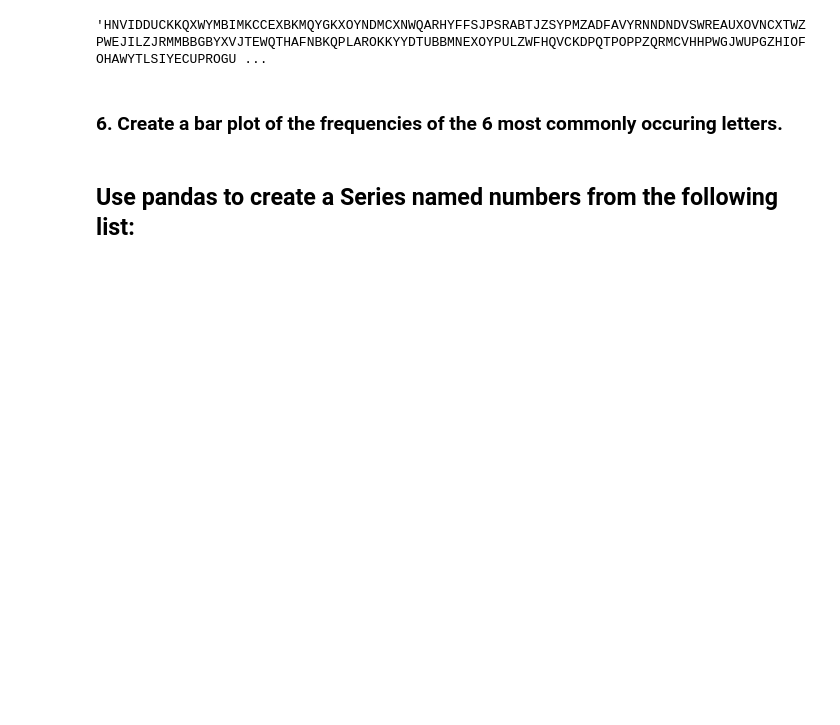
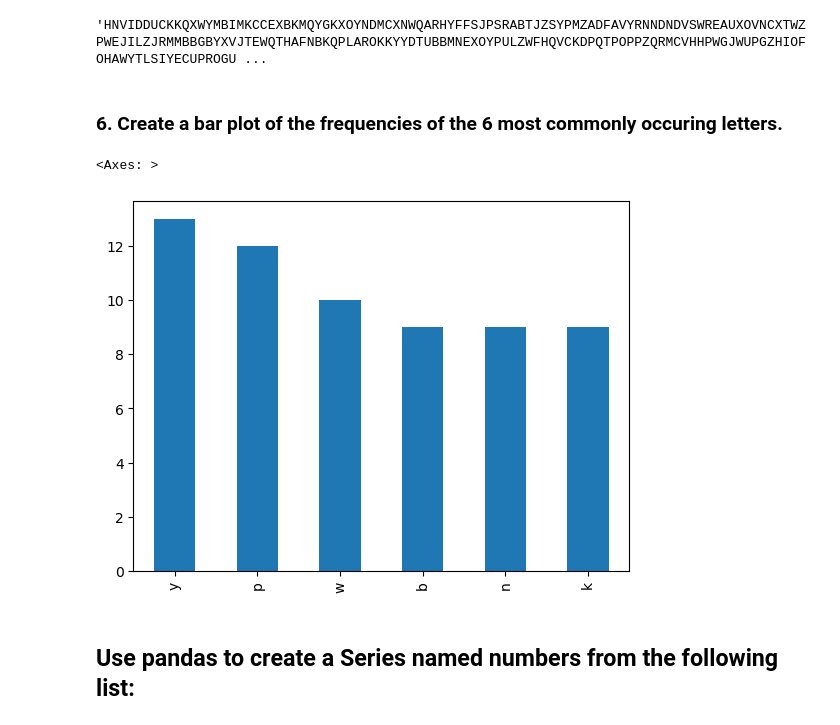
Before and after one commit to Jay-Almendarez/numpy-pandas-visualization-exercises, a Jupyter notebook: pandas_series.ipynb, the cells around one changed output. Drawn from its saved outputs; the diff is of its cells as text; code cells hidden in the pictures; blank space fills up the shorter version.

```diff
--- a/pandas_series.ipynb
+++ b/pandas_series.ipynb
@@ -324,6 +340,13 @@ letters.upper()
 'HNVIDDUCKKQXWYMBIMKCCEXBKMQYGKXOYNDMCXNWQARHYFFSJPSRABTJZSYPMZADFAVYRNNDNDVSWREAUXOVNCXTWZPWEJILZJRMMBBGBYXVJTEWQTHAFNBKQPLAROKKYYDTUBBMNEXOYPULZWFHQVCKDPQTPOPPZQRMCVHHPWGJWUPGZHIOFOHAWYTLSIYECUPROGU ...
 # %% [markdown]
 ### 6. Create a bar plot of the frequencies of the 6 most commonly occuring letters.
+# %%
+six_most_letters = letter_series.value_counts().nlargest(6)
+# %%
+six_most_letters.plot.bar()
+# %% [output]
+<Axes: >
+[figure, added]
 # %% [markdown]
 ## Use pandas to create a Series named numbers from the following list:
 # %%
```
Also changed, not shown: parts of 36 cells of this notebook.
